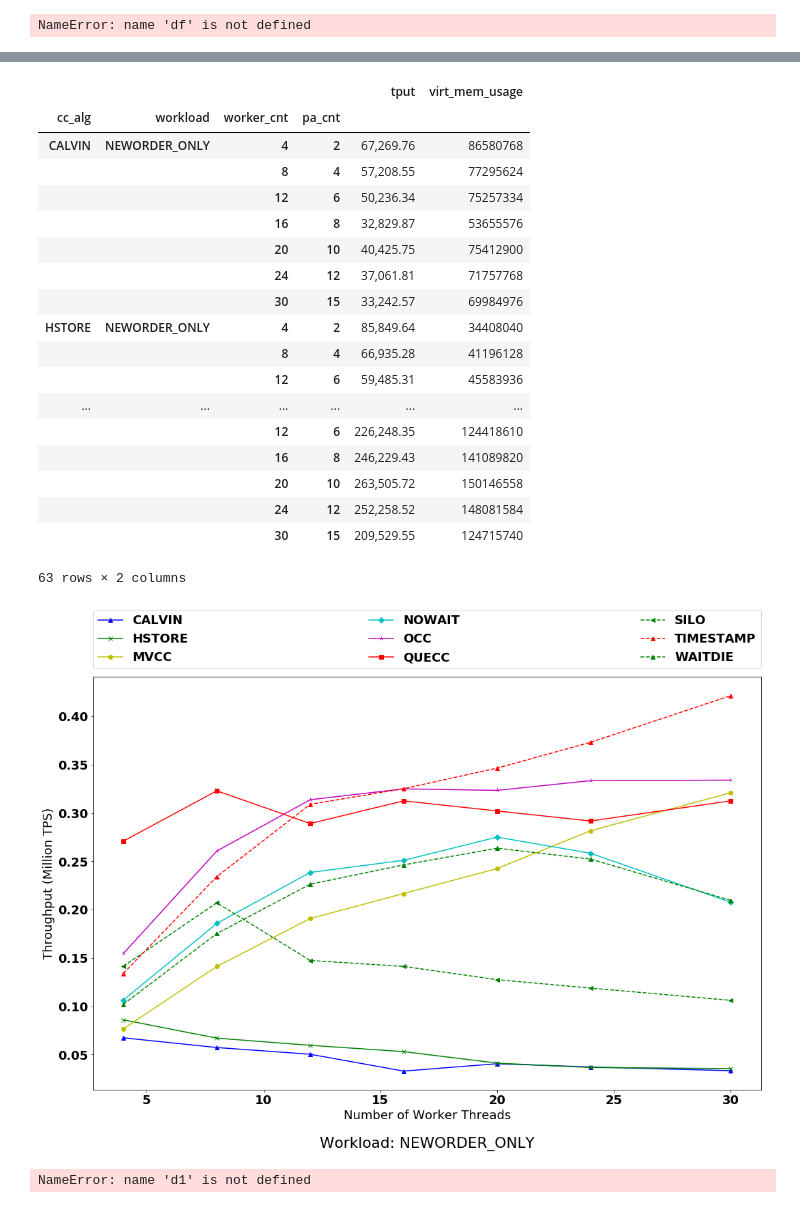
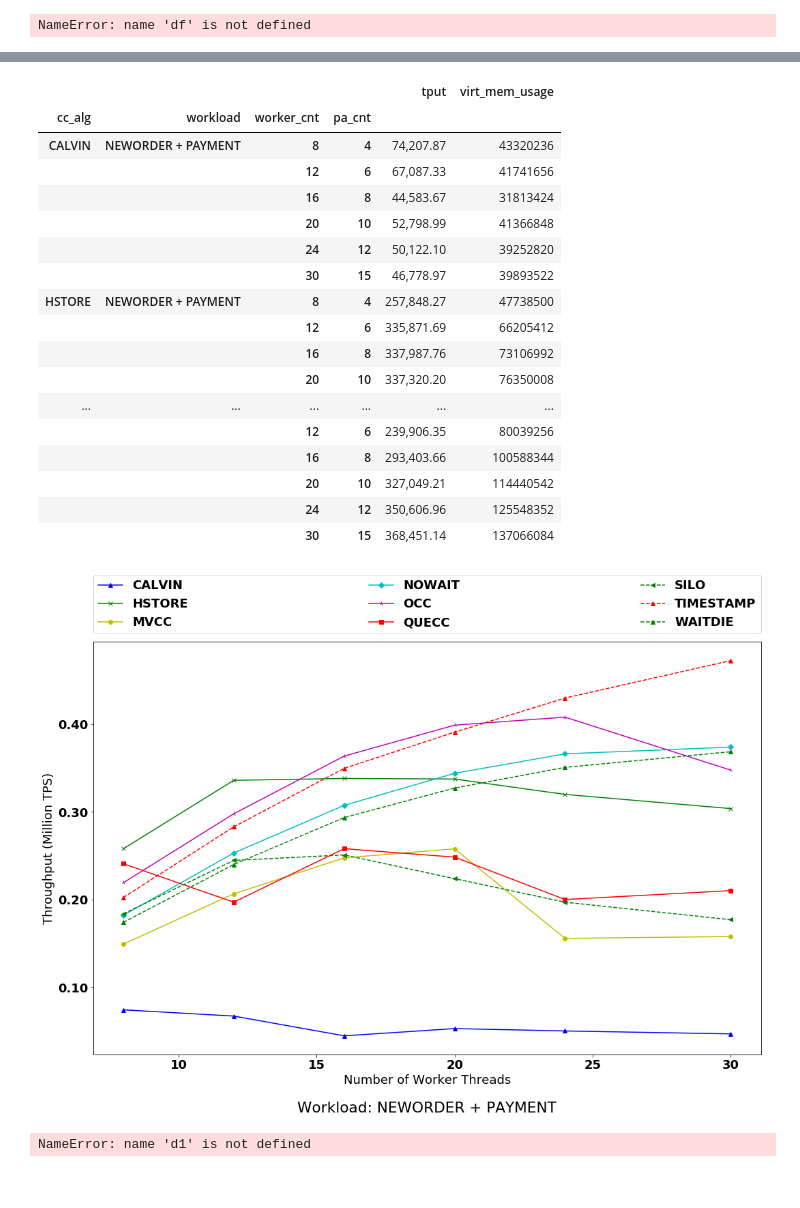
Before and after one commit to qadahtm/deneva, a Jupyter notebook: pynb/QueCC.ipynb, the cells around one changed output, grey strips where cells are left out. Cells and saved outputs as stored; diff of their text form; code cells hidden in the pictures.

```diff
--- a/pynb/QueCC.ipynb
+++ b/pynb/QueCC.ipynb
@@ -605,6 +605,16 @@ NameError: name 'df' is not defined
 # %%
 agg_req_normal = {'tput':'mean','virt_mem_usage':'mean'}
 agg_req = agg_req_normal
+
+
+
+tpcc_neworder_50_quecc_ts = "/Users/qadahtm/Dev/halstead/deneva_project/deneva/exp_results/50payment_qucc_ts_mpr15"
+tpcc_neworder_50_others = "/Users/qadahtm/Dev/halstead/deneva_project/deneva/exp_results/50payment_others_mpr15"
+
+
+df_tpcc_neworder_50 = pd.concat([pd.DataFrame(parse_directory(tpcc_neworder_50_quecc_ts)),
+                                 pd.DataFrame(parse_directory(tpcc_neworder_50_others))]);
+
 
 tpcc_neworder_only = "/Users/qadahtm/Dev/halstead/deneva_project/deneva/exp_results/all_neworder_tpcc_mpt_o3"
 df_tpcc_neworder_only = pd.DataFrame(parse_directory(tpcc_neworder_only))
@@ -617,10 +627,18 @@ del df_tpcc_neworder_only_quecc['commit_strategy']
 df_tpcc_neworder_only['workload'] = "NEWORDER_ONLY"
 df_tpcc_neworder_only_quecc['workload'] = "NEWORDER_ONLY"
 
+
+del df_tpcc_neworder_50['commit_strategy']
+df_tpcc_neworder_50['workload'] = "NEWORDER + PAYMENT"
+
+
 # df_tpcc_neworder_only = df_tpcc_neworder_only[df_tpcc_neworder_only.cc_alg != 'QUECC']
 
 grouped_tpcc_neworder_only = df_tpcc_neworder_only.groupby(['cc_alg','workload','worker_cnt','pa_cnt']).agg(agg_req)
 grouped_tpcc_neworder_only_quecc = df_tpcc_neworder_only_quecc.groupby(['cc_alg','workload','worker_cnt','pa_cnt']).agg(agg_req)
+
+grouped_tpcc_neworder_50 = df_tpcc_neworder_50.groupby(['cc_alg','workload','worker_cnt','pa_cnt']).agg(agg_req)
+
 
 # grouped_tpcc_neworder_only = pd.concat([grouped_tpcc_neworder_only_2, grouped_tpcc_neworder_only_quecc])
 # grouped_tpcc_neworder_only = grouped_tpcc_neworder_only
@@ -634,14 +652,15 @@ del df_tpcc_payment_only['commit_strategy']
 df_tpcc_payment_only['workload'] = "PAYMENT_ONLY"
 # df_tpcc_payment_only = df_tpcc_payment_only[df_tpcc_payment_only.cc_alg != 'QUECC']
 
-grouped_tpcc_payment_only = df_tpcc_payment_only.groupby(['cc_alg','workload','worker_cnt','pa_cnt']).agg(agg_req)
+grouped_tpcc_payment_only = df_tpcc_payment_only.groupby(['cc_alg','workload','worker_cnt','pt_cnt']).agg(agg_req)
 # grouped_tpcc_neworder_only = df_tpcc_neworder_only.groupby(['cc_alg','workload','worker_cnt','pa_cnt']).agg(agg_req)
 
 
 pd.options.display.float_format = '{:,.2f}'.format
 grouped_f = []
 # grouped_f = grouped_tpcc_payment_only
-grouped_f = grouped_tpcc_neworder_only
+# grouped_f = grouped_tpcc_neworder_only
+grouped_f = grouped_tpcc_neworder_50
 # print(grouped_f.loc['HSTORE','NEWORDER_ONLY'].index)
 dff = pd.concat([df_tpcc_payment_only,df_tpcc_neworder_only])
 
@@ -758,24 +777,23 @@ NEWORDER_ONLY
 111
 |  |  |  |  | tput | virt_mem_usage |
 | cc_alg | workload | worker_cnt | pa_cnt |  |  |
-| CALVIN | NEWORDER_ONLY | 4 | 2 | 67,269.76 | 86580768 |
-|  |  | 8 | 4 | 57,208.55 | 77295624 |
-|  |  | 12 | 6 | 50,236.34 | 75257334 |
-|  |  | 16 | 8 | 32,829.87 | 53655576 |
-|  |  | 20 | 10 | 40,425.75 | 75412900 |
-|  |  | 24 | 12 | 37,061.81 | 71757768 |
-|  |  | 30 | 15 | 33,242.57 | 69984976 |
-| HSTORE | NEWORDER_ONLY | 4 | 2 | 85,849.64 | 34408040 |
-|  |  | 8 | 4 | 66,935.28 | 41196128 |
-|  |  | 12 | 6 | 59,485.31 | 45583936 |
+| CALVIN | NEWORDER + PAYMENT | 8 | 4 | 74,207.87 | 43320236 |
+|  |  | 12 | 6 | 67,087.33 | 41741656 |
+|  |  | 16 | 8 | 44,583.67 | 31813424 |
+|  |  | 20 | 10 | 52,798.99 | 41366848 |
+|  |  | 24 | 12 | 50,122.10 | 39252820 |
+|  |  | 30 | 15 | 46,778.97 | 39893522 |
+| HSTORE | NEWORDER + PAYMENT | 8 | 4 | 257,848.27 | 47738500 |
+|  |  | 12 | 6 | 335,871.69 | 66205412 |
+|  |  | 16 | 8 | 337,987.76 | 73106992 |
+|  |  | 20 | 10 | 337,320.20 | 76350008 |
 | ... | ... | ... | ... | ... | ... |
-|  |  | 12 | 6 | 226,248.35 | 124418610 |
-|  |  | 16 | 8 | 246,229.43 | 141089820 |
-|  |  | 20 | 10 | 263,505.72 | 150146558 |
-|  |  | 24 | 12 | 252,258.52 | 148081584 |
-|  |  | 30 | 15 | 209,529.55 | 124715740 |
+|  |  | 12 | 6 | 239,906.35 | 80039256 |
+|  |  | 16 | 8 | 293,403.66 | 100588344 |
+|  |  | 20 | 10 | 327,049.21 | 114440542 |
+|  |  | 24 | 12 | 350,606.96 | 125548352 |
+|  |  | 30 | 15 | 368,451.14 | 137066084 |
-63 rows × 2 columns
-[figure, old version]
+[figure, new version]
 # %%
 ### d1 = "/Users/qadahtm/Dev/halstead/deneva_project/deneva/exp_results/normal_mode_withdb_simple_eagersplit_zt0_zt6_zt9_tdg_commit"
 d2 = "/Users/qadahtm/Dev/halstead/deneva_project/deneva/exp_results/normal_mode_withdb_simple_eagersplit_zt95_zt99_tdg_commit"
```
Also changed, not shown: parts of 4 cells of this notebook, 8 other files.
